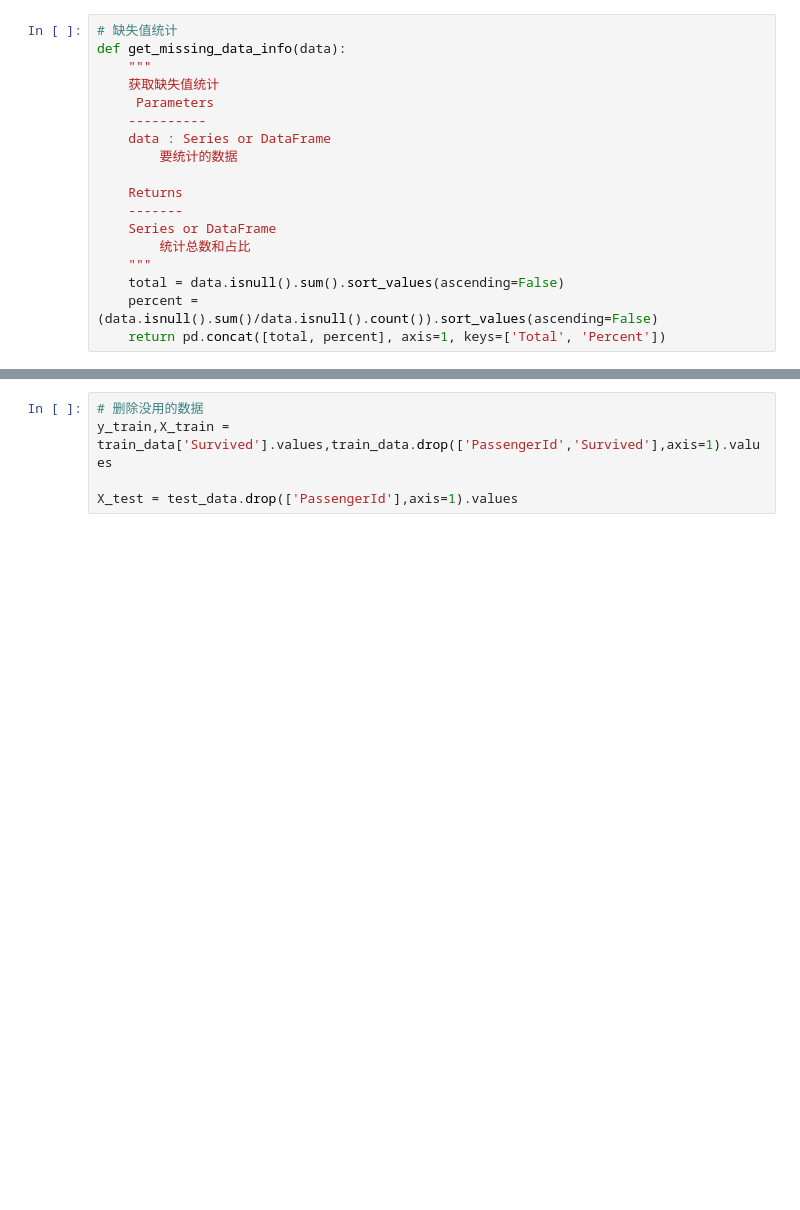
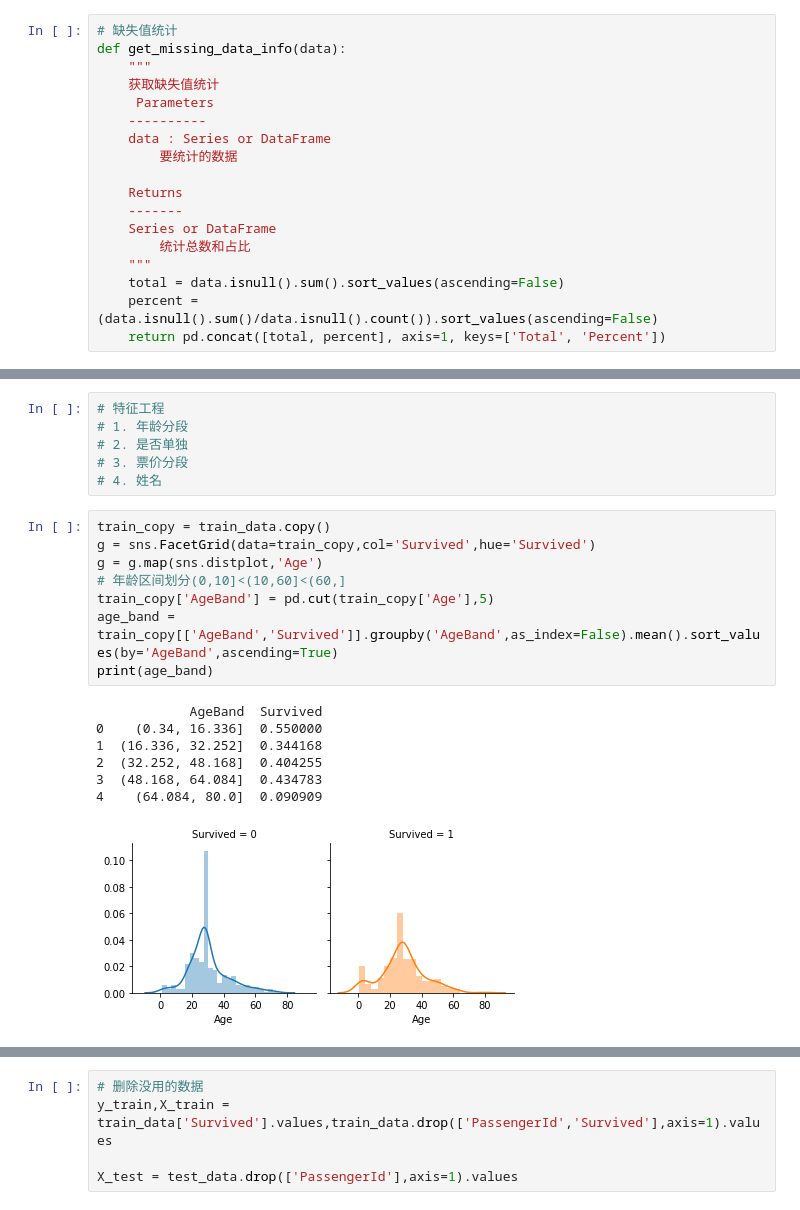
Before and after one commit to xiaomeng79/ML-DL-Example, a Jupyter notebook: machine_learning/titanic.ipynb, the cells around one changed output, grey strips where cells are left out. Cells and saved outputs as stored; diff of their text form; blank space fills up the shorter version.

```diff
--- a/machine_learning/titanic.ipynb
+++ b/machine_learning/titanic.ipynb
@@ -104,0 +107,22 @@ test_data[most_frequent_columns] = impute_most_frequent.transform(test_data[most
+# %%
+# 特征工程
+# 1. 年龄分段
+# 2. 是否单独
+# 3. 票价分段
+# 4. 姓名
+# %%
+train_copy = train_data.copy()
+g = sns.FacetGrid(data=train_copy,col='Survived',hue='Survived')
+g = g.map(sns.distplot,'Age')
+# 年龄区间划分(0,10]<(10,60]<(60,]
+train_copy['AgeBand'] = pd.cut(train_copy['Age'],5)
+age_band = train_copy[['AgeBand','Survived']].groupby('AgeBand',as_index=False).mean().sort_values(by='AgeBand',ascending=True)
+print(age_band)
+# %% [output]
+            AgeBand  Survived
+0    (0.34, 16.336]  0.550000
+1  (16.336, 32.252]  0.344168
+2  (32.252, 48.168]  0.404255
+3  (48.168, 64.084]  0.434783
+4    (64.084, 80.0]  0.090909
+[figure, added]
```
Also changed, not shown: parts of 29 cells of this notebook, 4 other files.
